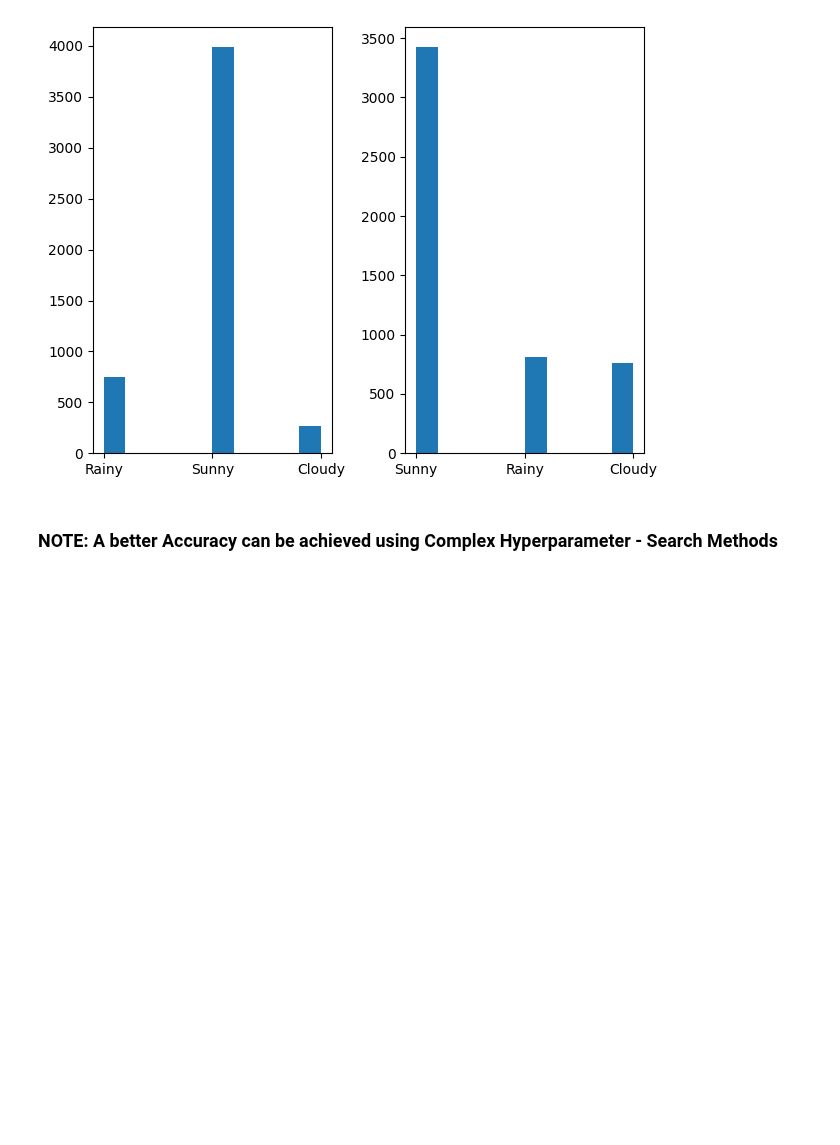
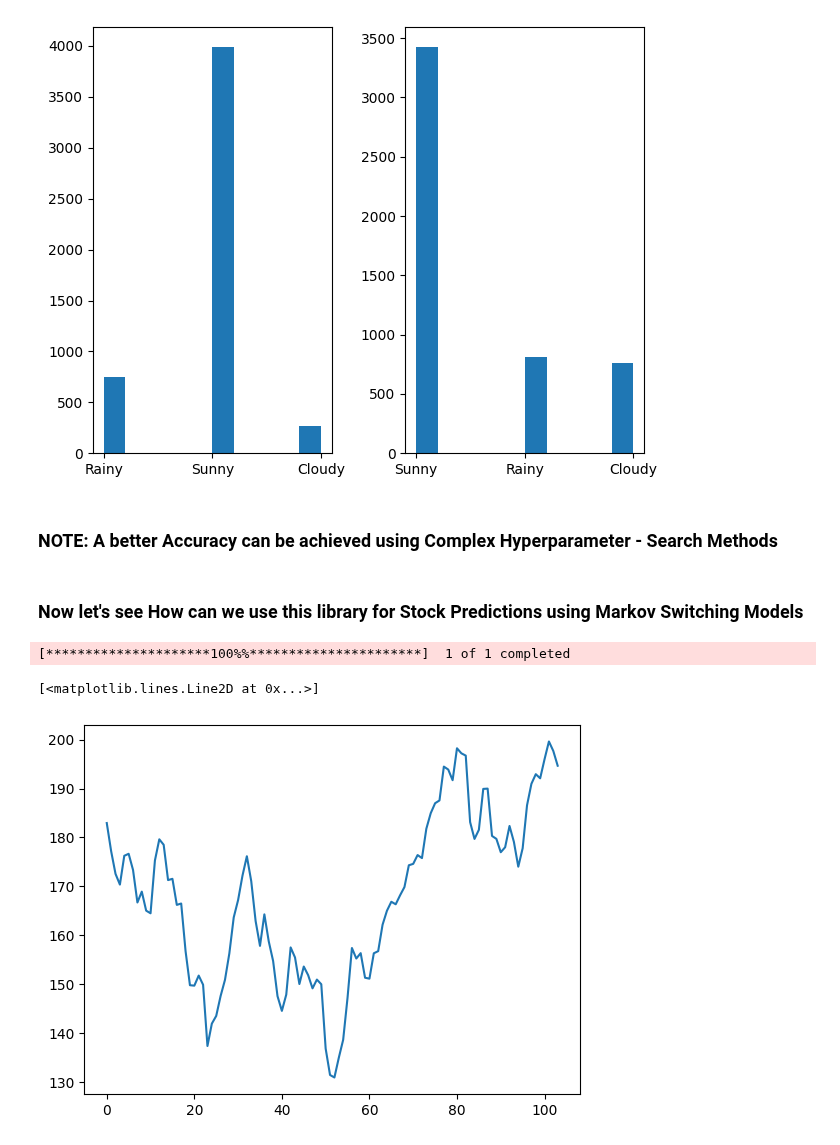
Before and after one commit to aadya940/chainopy, a Jupyter notebook: benchmarks/demo.ipynb, the cells around one changed output. Cells and saved outputs as stored; diff of their text form; code cells hidden in the pictures; blank space fills up the shorter version.

```diff
--- a/benchmarks/demo.ipynb
+++ b/benchmarks/demo.ipynb
@@ -335,3 +335,5 @@ plt.show()
 [figure]
 # %% [markdown]
 ### NOTE:  A better Accuracy can be achieved using Complex Hyperparameter - Search Methods
+# %% [markdown]
+### Now let's see How can we use this library for Stock Predictions using Markov Switching Models
@@ -337,0 +342,18 @@ plt.show()
+# %%
+# Apple Inc. weekly stock data for 2 years
+ticker_symbol = 'AAPL'
+start_date = '2022-01-01'
+end_date = '2024-01-01'
+stock_data = yf.download(ticker_symbol, start=start_date, end=end_date, interval='1wk')
+# %% [output]
+[*********************100%%**********************]  1 of 1 completed
+# %%
+# For simplicity we'll only consider the High values
+y = stock_data["High"]
+X = np.arange(stock_data.shape[0])
+# %%
+# Visualize the data
+plt.plot(X, y)
+# %% [output]
+[<matplotlib.lines.Line2D at 0x...>]
+[figure, added]
```
Also changed, not shown: parts of 13 cells of this notebook, 1 other file.
